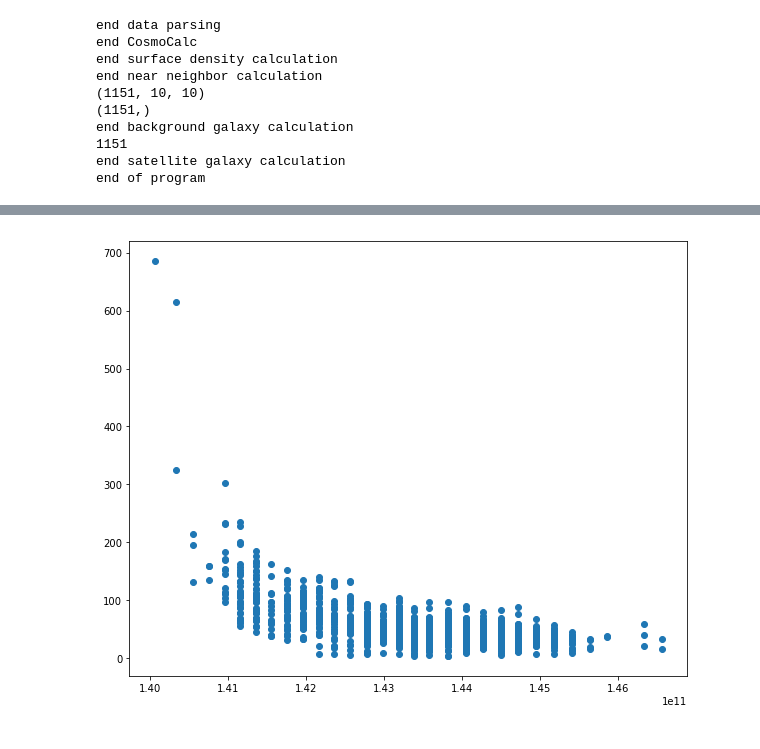
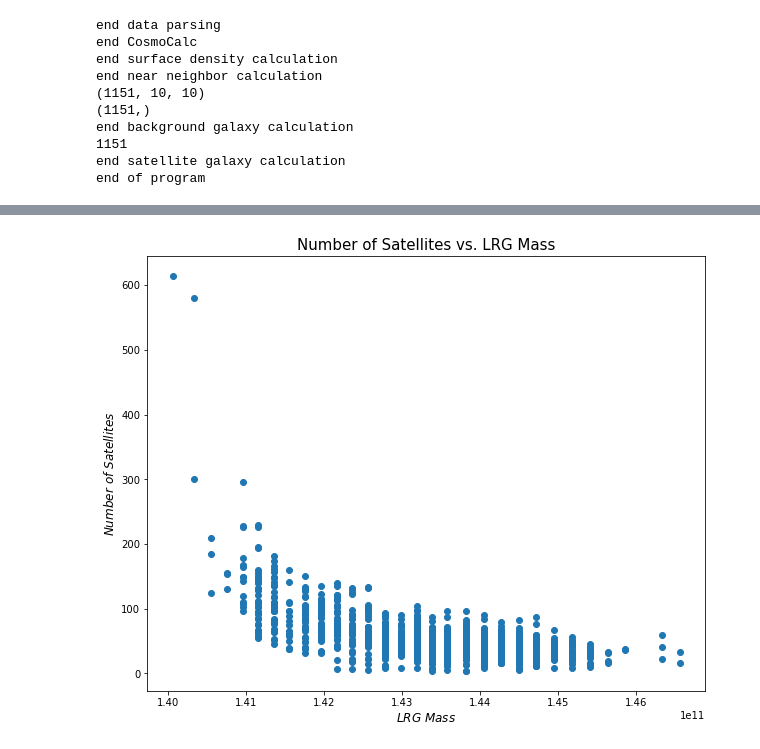
Before and after one commit to metownsend/lrg-project, a Jupyter notebook: Plots/LRG_project_mass_plots.ipynb, the cells around one changed output, grey strips where cells are left out. Cells and saved outputs as stored; diff of their text form; code cells hidden in the pictures.

```diff
--- a/Plots/LRG_project_mass_plots.ipynb
+++ b/Plots/LRG_project_mass_plots.ipynb
@@ -51,3 +51,6 @@ for i in range(len(z_LRG)):
 mass_LRG = []
 for i in range(len(temp)):
     mass_LRG.append(mass_mod[int(temp[i])])
+
+print(type(mass_LRG[0]))
+mass_LRG = np.array(mass_LRG)
@@ -59,5 +59,9 @@ plt.show()
-# %%
-plt.scatter(mass_LRG, sumnear)
-plt.show()
-# %% [output]
-[figure, removed]
+# %%
+plt.rcParams["figure.figsize"] = [10,8]
+plt.title("Number of Satellites vs. LRG Mass", fontsize=15)
+plt.scatter(mass_LRG, sumsat)
+plt.xlabel(r'$LRG$ $Mass$', fontsize = 12)
+plt.ylabel(r'$Number$ $of$ $Satellites$', fontsize = 12)
+plt.show()
+# %% [output]
+[figure, added]
```
Also changed, not shown: parts of 10 cells of this notebook, 2 other files.
